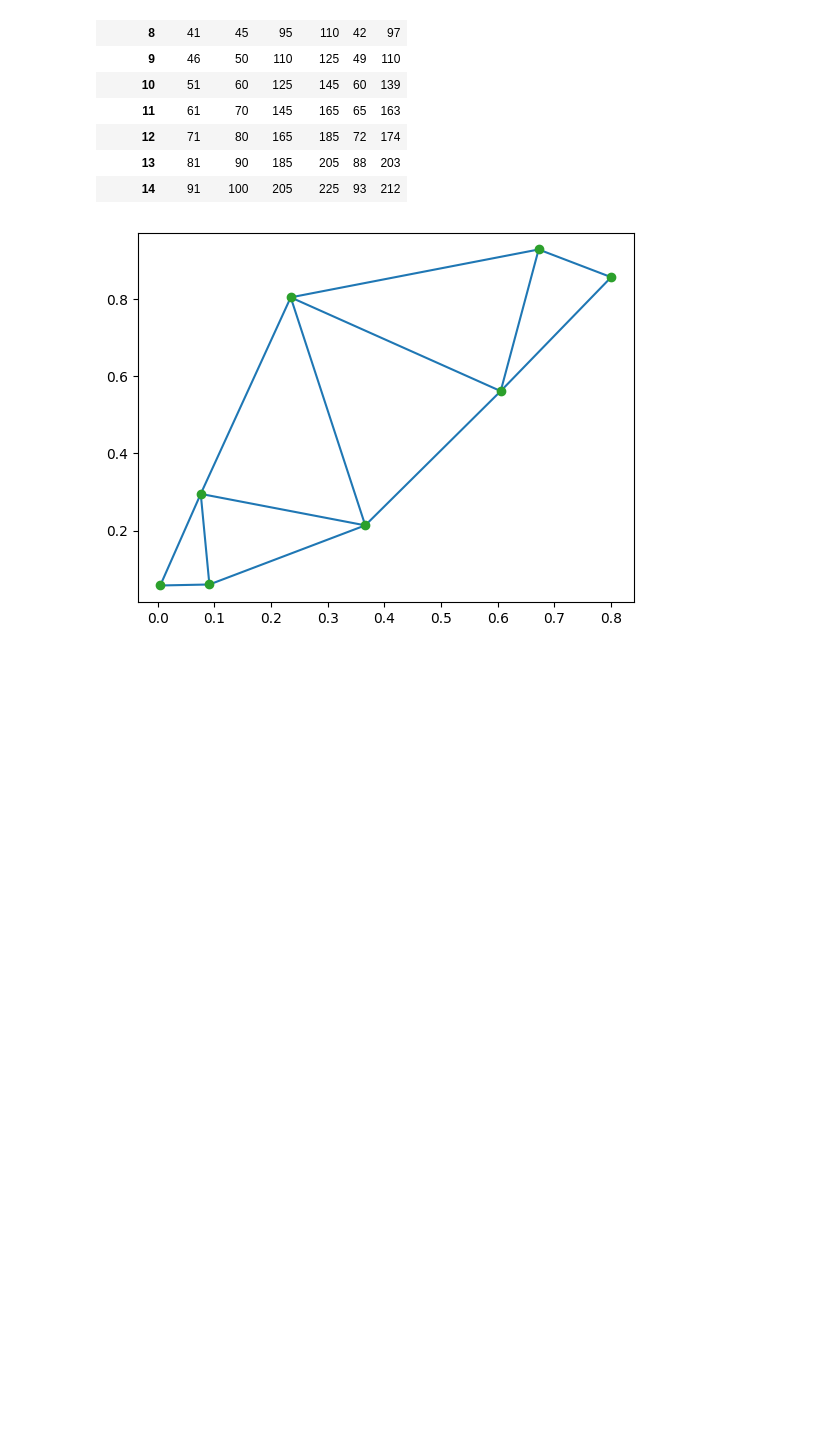
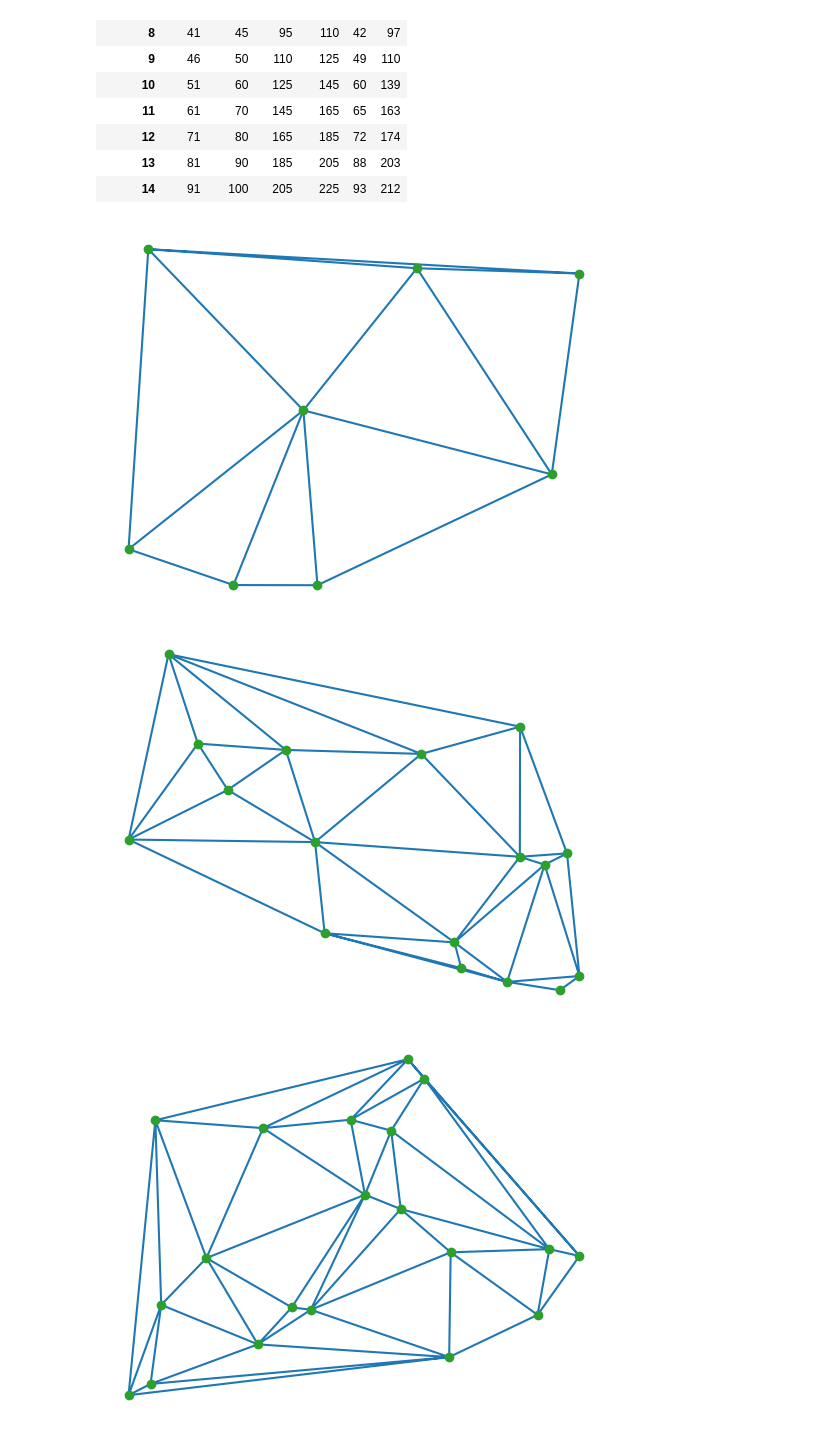
Before and after one commit to pabloajimenezc/Proyecto_FIO, a Jupyter notebook: generador_instancias.ipynb, the cells around one changed output. Cells and saved outputs as stored; diff of their text form; code cells hidden in the pictures; blank space fills up the shorter version.

```diff
--- a/generador_instancias.ipynb
+++ b/generador_instancias.ipynb
@@ -45,11 +45,17 @@ instancias
 | 13 | 81 | 90 | 185 | 205 | 88 | 203 |
 | 14 | 91 | 100 | 205 | 225 | 93 | 212 |
 # %%
-nodos = np.random.rand(instancias.loc[0, "N"], 2)
-triangulacion = Delaunay(nodos)
-aristas = triangulacion.simplices
-plt.triplot(nodos[:, 0], nodos[:, 1], aristas)
-plt.plot(nodos[:, 0], nodos[:, 1], "o")
-plt.show()
+for idx in instancias.index:
+    nodos = np.random.rand(instancias.loc[idx, "N"], 2)
+    triangulacion = Delaunay(nodos)
+    aristas = triangulacion.simplices
+    plt.triplot(nodos[:, 0], nodos[:, 1], aristas)
+    plt.plot(nodos[:, 0], nodos[:, 1], "o")
+    plt.xticks([])
+    plt.yticks([])
+    plt.axis("off")
+    plt.show()
 # %% [output]
-[figure, old version]
+[figure, new version]
+[figure, added]
+[figure, added]
```
Also changed, not shown: parts of 1 cell of this notebook.
